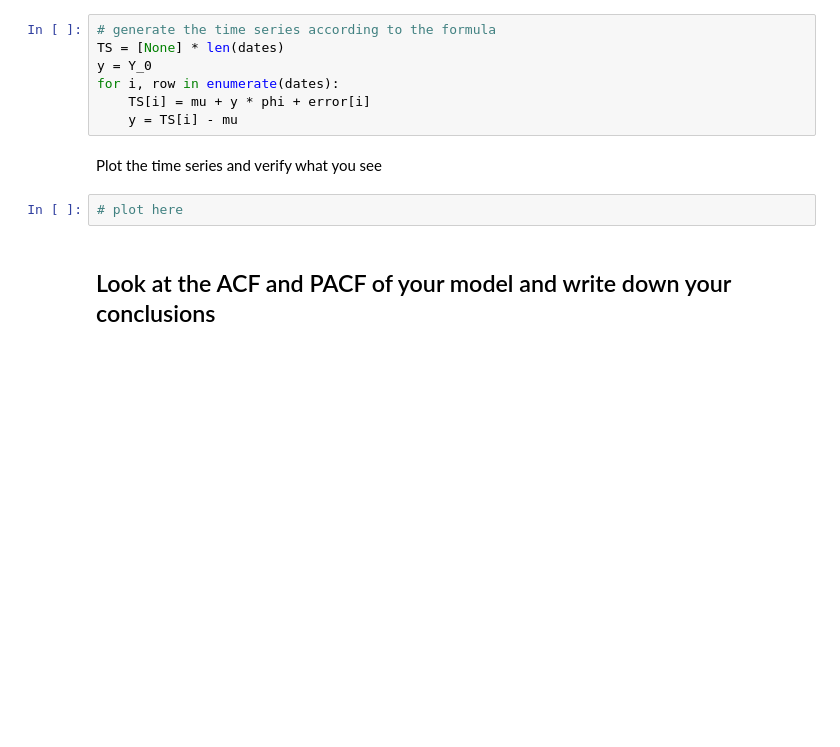
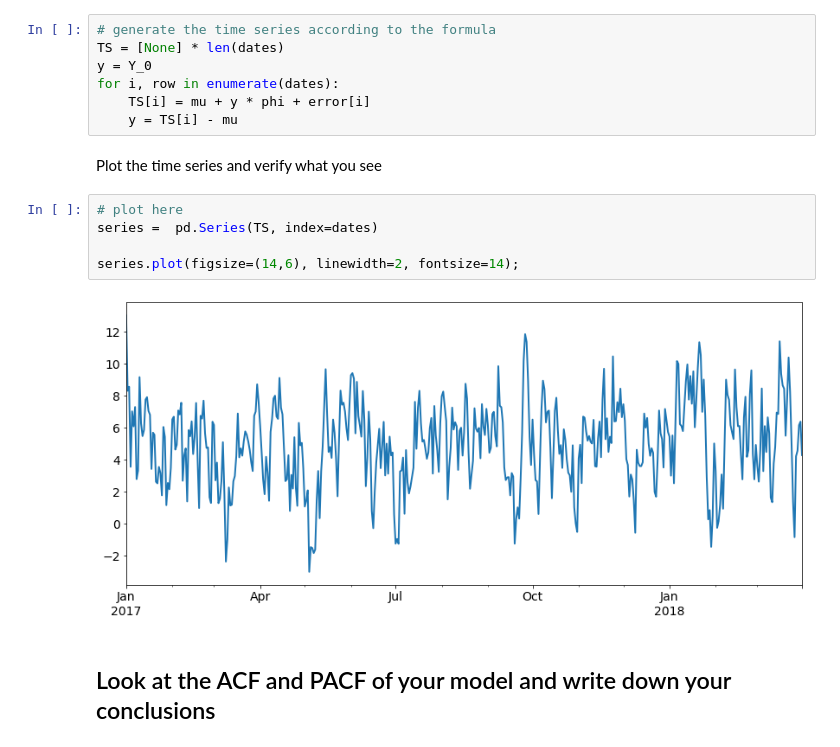
Before and after one commit to kbaranko/dsc-arma-models-lab-nyc-ds-082619, a Jupyter notebook: index.ipynb, the cells around one changed output. Saved outputs shown, nothing was run; the diff lists cells and outputs as text; blank space fills up the shorter version.

```diff
--- a/index.ipynb
+++ b/index.ipynb
@@ -57,8 +57,13 @@ for i, row in enumerate(dates):
     y = TS[i] - mu
 # %% [markdown]
 Plot the time series and verify what you see
-# %%
-# plot here
+# %%
+# plot here
+series =  pd.Series(TS, index=dates)
+
+series.plot(figsize=(14,6), linewidth=2, fontsize=14);
+# %% [output]
+[figure, added]
 # %% [markdown]
 ## Look at the ACF and PACF of your model and write down your conclusions
 # %% [markdown]
```
